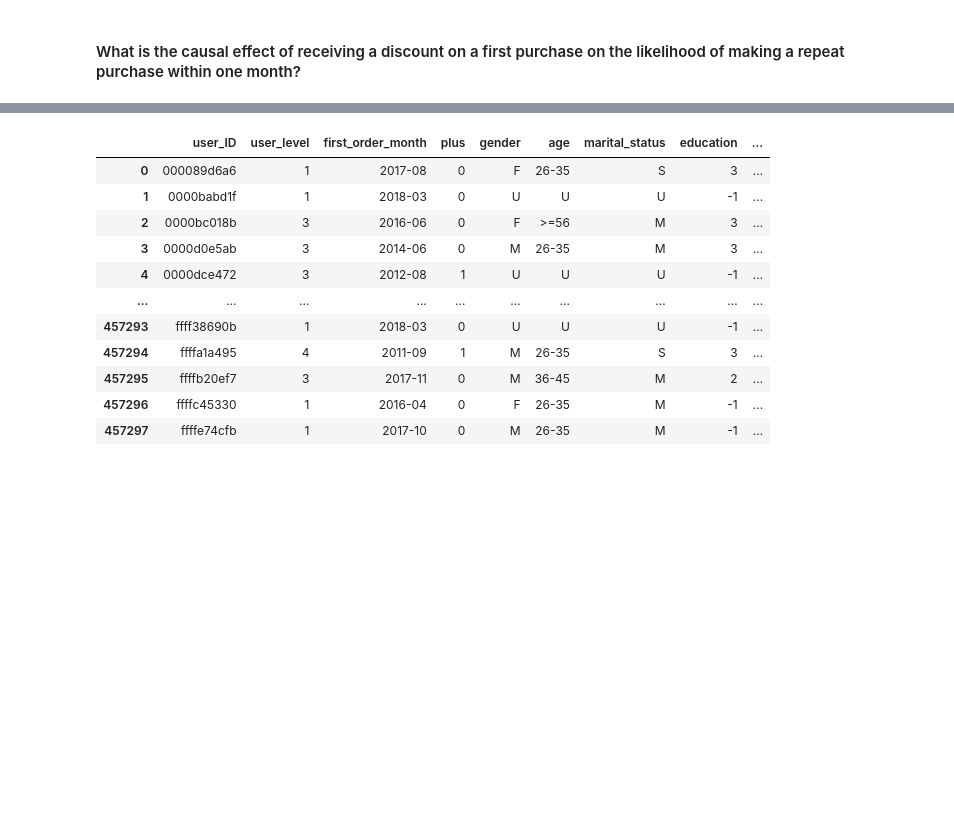
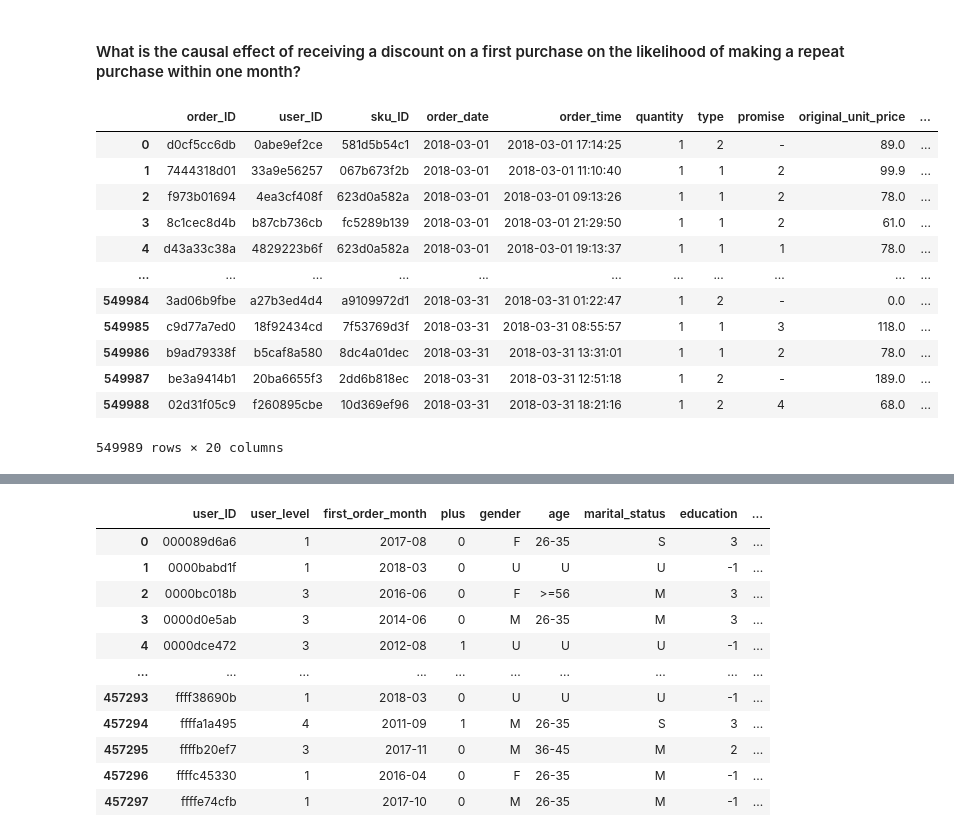
Before and after one commit to tursunait/IDS_701_causal_final_report, a Jupyter notebook: notebooks/final_uds_analysis.ipynb, the cells around one changed output, grey strips where cells are left out. Saved outputs shown, nothing was run; the diff lists cells and outputs as text; code cells hidden in the pictures; blank space fills up the shorter version.

```diff
--- a/notebooks/final_uds_analysis.ipynb
+++ b/notebooks/final_uds_analysis.ipynb
@@ -33,3 +33,19 @@ inventory = pd.read_csv(
 network = pd.read_csv(
     "https://www.dropbox.com/scl/fi/3yq9ne4plp8sy9ja5afm0/JD_network_data.csv?rlkey=vwtx0lom21txudqyr88j2b52r&st=887g0ewq&dl=1"
 )
+# %%
+orders
+# %% [output]
+|  | order_ID | user_ID | sku_ID | order_date | order_time | quantity | type | promise | original_unit_price | ... |
+| 0 | d0cf5cc6db | 0abe9ef2ce | 581d5b54c1 | 2018-03-01 | 2018-03-01 17:14:25 | 1 | 2 | - | 89.0 | ... |
+| 1 | 7444318d01 | 33a9e56257 | 067b673f2b | 2018-03-01 | 2018-03-01 11:10:40 | 1 | 1 | 2 | 99.9 | ... |
+| 2 | f973b01694 | 4ea3cf408f | 623d0a582a | 2018-03-01 | 2018-03-01 09:13:26 | 1 | 1 | 2 | 78.0 | ... |
+| 3 | 8c1cec8d4b | b87cb736cb | fc5289b139 | 2018-03-01 | 2018-03-01 21:29:50 | 1 | 1 | 2 | 61.0 | ... |
+| 4 | d43a33c38a | 4829223b6f | 623d0a582a | 2018-03-01 | 2018-03-01 19:13:37 | 1 | 1 | 1 | 78.0 | ... |
+| ... | ... | ... | ... | ... | ... | ... | ... | ... | ... | ... |
+| 549984 | 3ad06b9fbe | a27b3ed4d4 | a9109972d1 | 2018-03-31 | 2018-03-31 01:22:47 | 1 | 2 | - | 0.0 | ... |
+| 549985 | c9d77a7ed0 | 18f92434cd | 7f53769d3f | 2018-03-31 | 2018-03-31 08:55:57 | 1 | 1 | 3 | 118.0 | ... |
+| 549986 | b9ad79338f | b5caf8a580 | 8dc4a01dec | 2018-03-31 | 2018-03-31 13:31:01 | 1 | 1 | 2 | 78.0 | ... |
+| 549987 | be3a9414b1 | 20ba6655f3 | 2dd6b818ec | 2018-03-31 | 2018-03-31 12:51:18 | 1 | 2 | - | 189.0 | ... |
+| 549988 | 02d31f05c9 | f260895cbe | 10d369ef96 | 2018-03-31 | 2018-03-31 18:21:16 | 1 | 2 | 4 | 68.0 | ... |
+549989 rows × 20 columns
```
Also changed, not shown: parts of 3 cells of this notebook, 1 other file.
